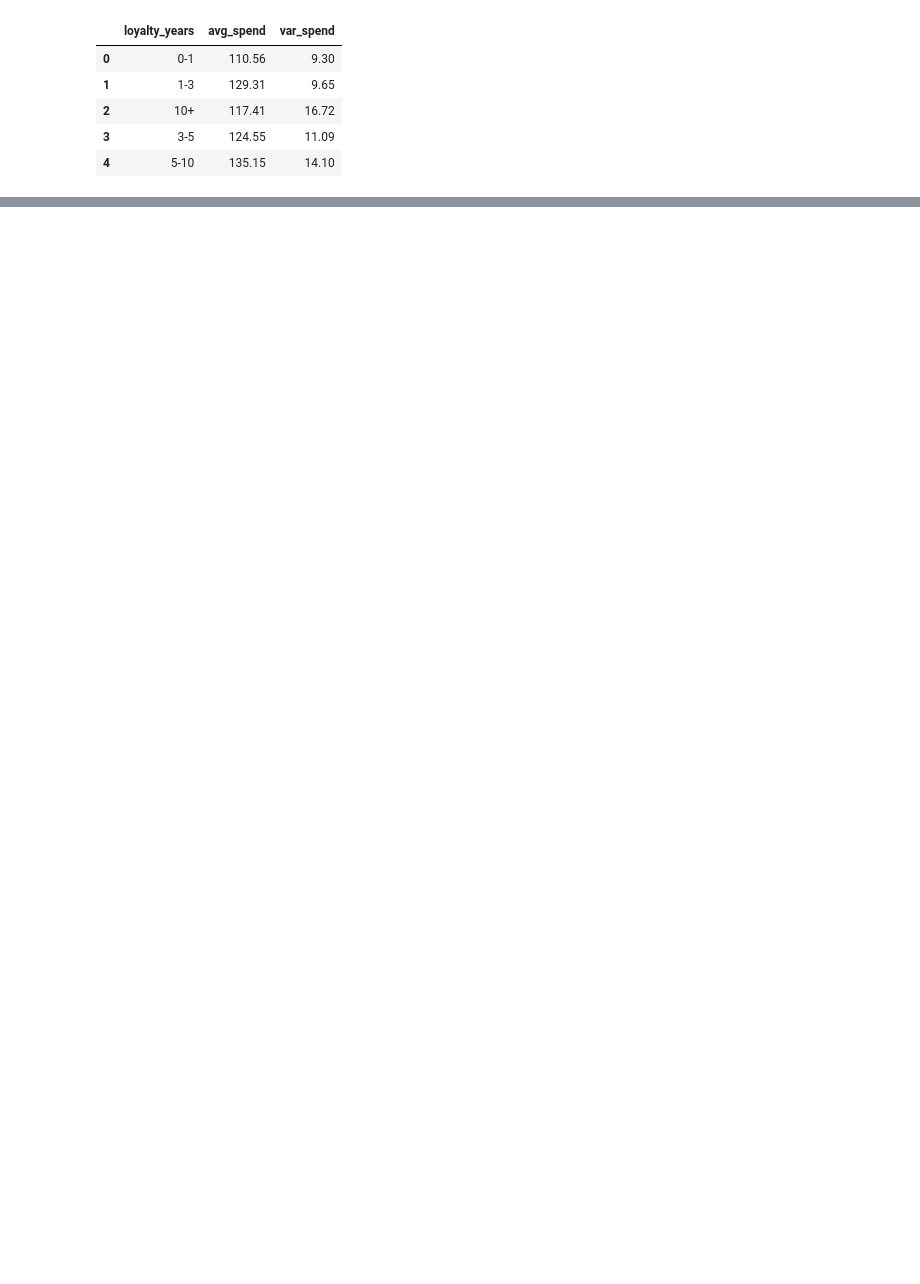
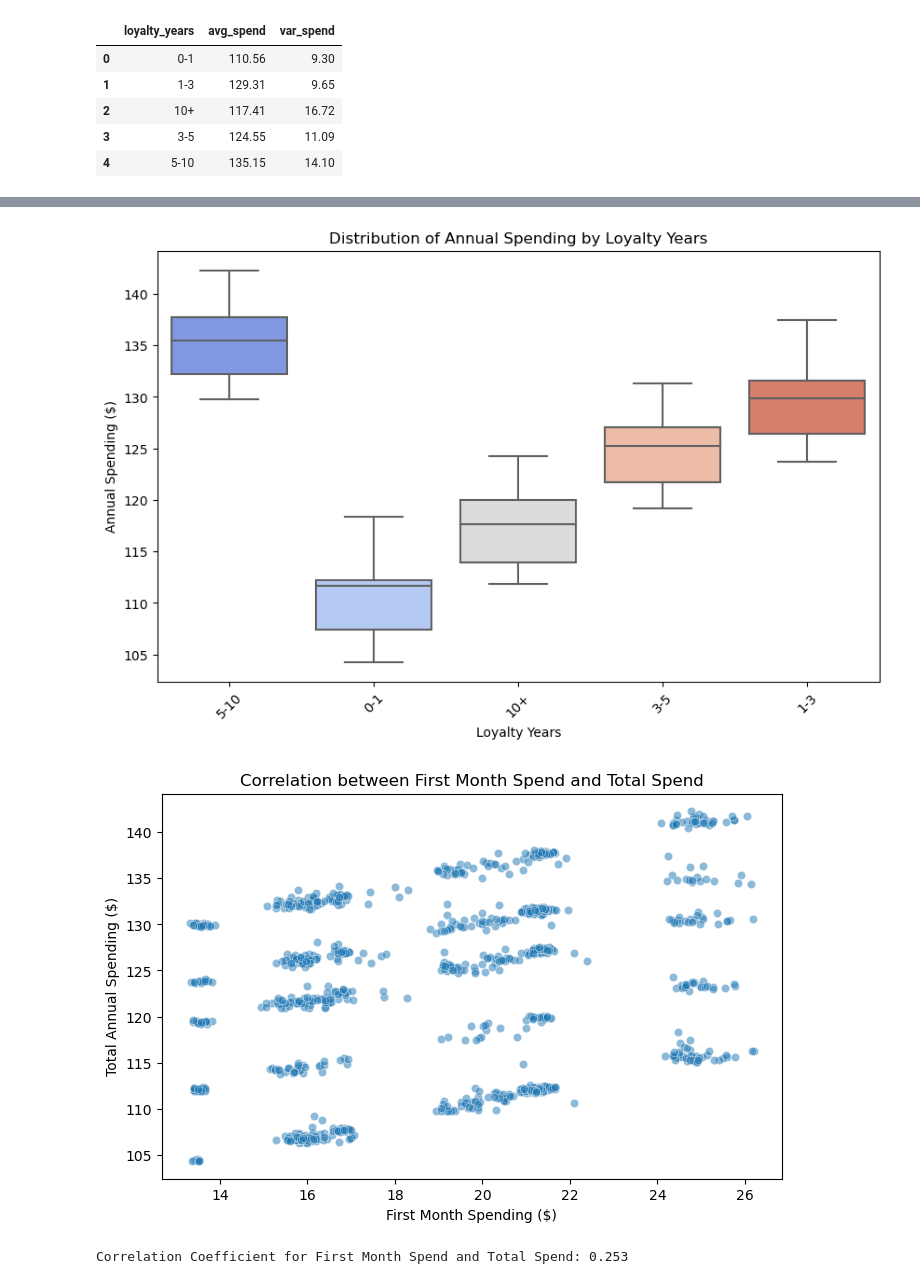
Before and after one commit to beulahn99/Data-Portfolio, a Jupyter notebook: Supermarket Loyalty/workspace/notebook.ipynb, the cells around one changed output, grey strips where cells are left out. Drawn from its saved outputs; the diff is of its cells as text; code cells hidden in the pictures; blank space fills up the shorter version.

```diff
--- a/Supermarket Loyalty/workspace/notebook.ipynb
+++ b/Supermarket Loyalty/workspace/notebook.ipynb
@@ -144,0 +178,39 @@ Fit a baseline model to predict the spend over the year for each customer.
+# %%
+import matplotlib.pyplot as plt
+import seaborn as sns
+
+# Load the loyalty dataset
+loyalty_df = pd.read_csv("loyalty.csv")
+
+# Ensure the essential columns have the proper data types
+loyalty_df['spend'] = pd.to_numeric(loyalty_df['spend'], errors='coerce')
+loyalty_df['first_month'] = pd.to_numeric(loyalty_df['first_month'], errors='coerce')
+
+# Drop rows with missing values in essential columns for analysis
+loyalty_df.dropna(subset=['spend', 'first_month'], inplace=True)
+
+# Visualization: Distribution of Spending across loyalty Categories
+plt.figure(figsize=(10, 6))
+sns.boxplot(x="loyalty_years", y="spend", data=loyalty_df, palette="coolwarm")
+plt.title("Distribution of Annual Spending by Loyalty Years")
+plt.xlabel("Loyalty Years")
+plt.ylabel("Annual Spending ($)")
+plt.xticks(rotation=45)
+plt.show()
+
+# Correlation Analysis: First Month Spending vs. Total Spending
+plt.figure(figsize=(8, 5))
+sns.scatterplot(x=loyalty_df['first_month'], y=loyalty_df['spend'], alpha=0.5)
+plt.title("Correlation between First Month Spend and Total Spend")
+plt.xlabel("First Month Spending ($)")
+plt.ylabel("Total Annual Spending ($)")
+plt.show()
+
+# Compute the correlation coefficient between the first month and total spending
+correlation = loyalty_df[['first_month', 'spend']].corr().iloc[0,1]
+correlation = correlation.round(3)
+print(f"Correlation Coefficient for First Month Spend and Total Spend: {correlation}")
+# %% [output]
+[figure, added]
+[figure, added]
+Correlation Coefficient for First Month Spend and Total Spend: 0.253
```
Also changed, not shown: parts of 15 cells of this notebook.
